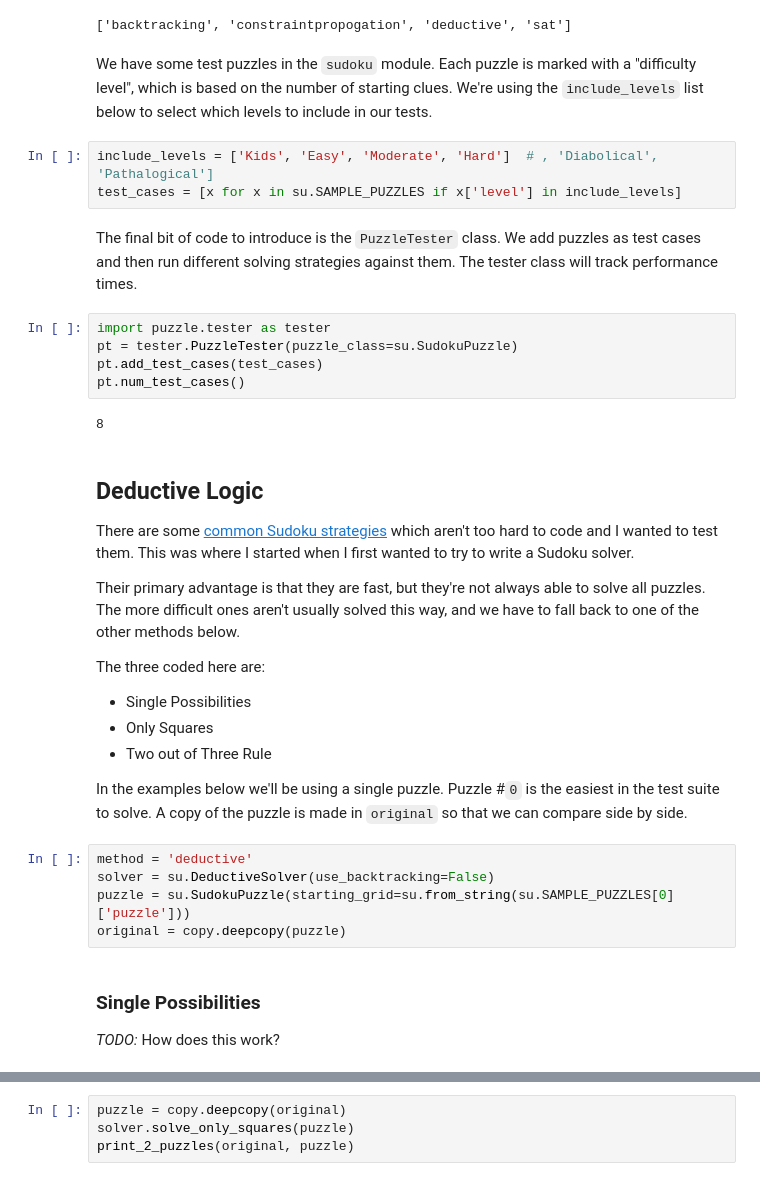
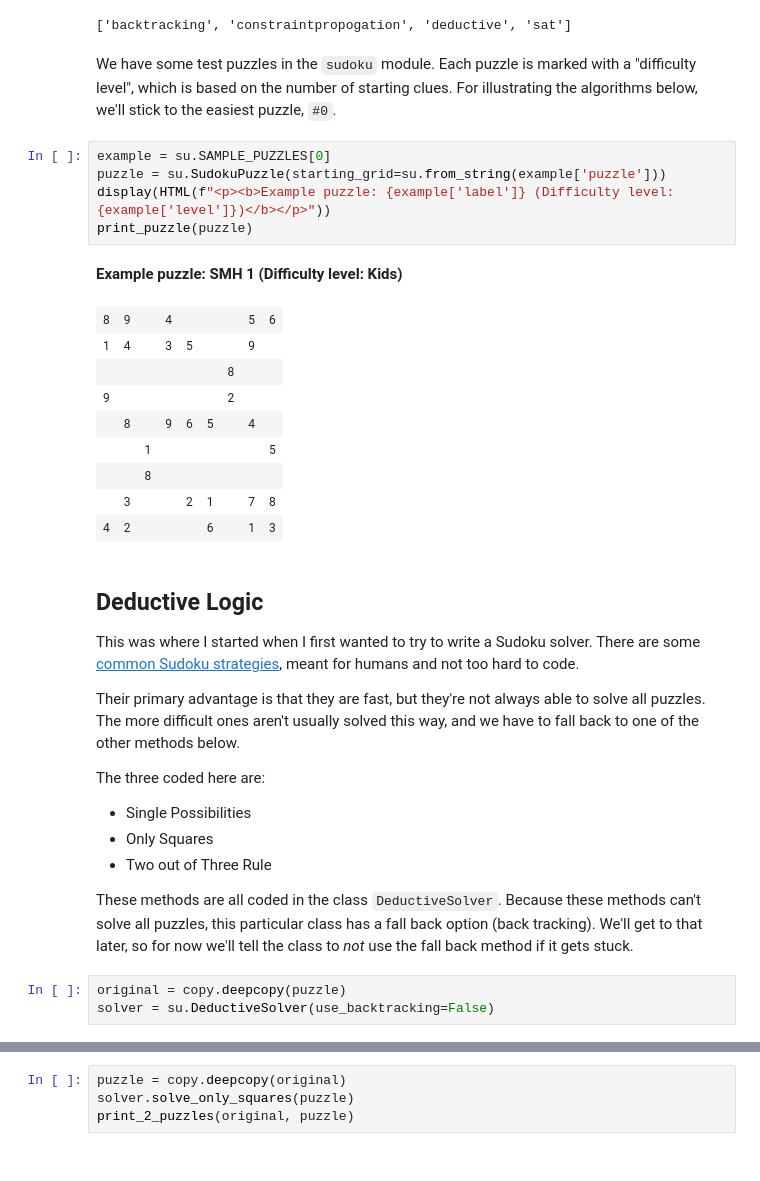
Before and after one commit to hissohathair/puzzle-solvers, a Jupyter notebook: Sudoku.ipynb, the cells around one changed output, grey strips where cells are left out. Drawn from its saved outputs; the diff is of its cells as text.

```diff
--- a/Sudoku.ipynb
+++ b/Sudoku.ipynb
@@ -81,23 +139,27 @@ These are the strategies implemented in the `*Solver` classes:
 # %% [output]
 ['backtracking', 'constraintpropogation', 'deductive', 'sat']
 # %% [markdown]
-We have some test puzzles in the `sudoku` module. Each puzzle is marked with a "difficulty level", which is based on the number of starting clues. We're using the `include_levels` list below to select which levels to include in our tests.
+We have some test puzzles in the `sudoku` module. Each puzzle is marked with a "difficulty level", which is based on the number of starting clues. For illustrating the algorithms below, we'll stick to the easiest puzzle, `#0`.
-# %%
-include_levels = ['Kids', 'Easy', 'Moderate', 'Hard']  # , 'Diabolical', 'Pathalogical']
-test_cases = [x for x in su.SAMPLE_PUZZLES if x['level'] in include_levels]
-# %% [markdown]
-The final bit of code to introduce is the `PuzzleTester` class. We add puzzles as test cases and then run different solving strategies against them. The tester class will track performance times.
-# %%
-import puzzle.tester as tester
-pt = tester.PuzzleTester(puzzle_class=su.SudokuPuzzle)
-pt.add_test_cases(test_cases)
-pt.num_test_cases()
-# %% [output]
-8
+# %%
+example = su.SAMPLE_PUZZLES[0]
+puzzle = su.SudokuPuzzle(starting_grid=su.from_string(example['puzzle']))
+display(HTML(f"<p><b>Example puzzle: {example['label']} (Difficulty level: {example['level']})</b></p>"))
+print_puzzle(puzzle)
+# %% [output]
+Example puzzle: SMH 1 (Difficulty level: Kids)
+| 8 | 9 |  | 4 |  |  |  | 5 | 6 |
+| 1 | 4 |  | 3 | 5 |  |  | 9 |  |
+|  |  |  |  |  |  | 8 |  |  |
+| 9 |  |  |  |  |  | 2 |  |  |
+|  | 8 |  | 9 | 6 | 5 |  | 4 |  |
+|  |  | 1 |  |  |  |  |  | 5 |
+|  |  | 8 |  |  |  |  |  |  |
+|  | 3 |  |  | 2 | 1 |  | 7 | 8 |
+| 4 | 2 |  |  |  | 6 |  | 1 | 3 |
 # %% [markdown]
 ## Deductive Logic
 
-There are some [common Sudoku strategies](https://www.sudokudragon.com/sudokustrategy.htm) which aren't too hard to code and I wanted to test them. This was where I started when I first wanted to try to write a Sudoku solver.
+This was where I started when I first wanted to try to write a Sudoku solver. There are some [common Sudoku strategies](https://www.sudokudragon.com/sudokustrategy.htm), meant for humans and not too hard to code.
 
 Their primary advantage is that they are fast, but they're not always able to solve all puzzles. The more difficult ones aren't usually solved this way, and we have to fall back to one of the other methods below.
 
@@ -107,13 +169,7 @@ The three coded here are:
 - Only Squares
 - Two out of Three Rule
 
-In the examples below we'll be using a single puzzle. Puzzle #`0` is the easiest in the test suite to solve. A copy of the puzzle is made in `original` so that we can compare side by side.
+These methods are all coded in the class `DeductiveSolver`. Because these methods can't solve all puzzles, this particular class has a fall back option (back tracking). We'll get to that later, so for now we'll tell the class to *not* use the fall back method if it gets stuck.
-# %%
-method = 'deductive'
-solver = su.DeductiveSolver(use_backtracking=False)
-puzzle = su.SudokuPuzzle(starting_grid=su.from_string(su.SAMPLE_PUZZLES[0]['puzzle']))
-original = copy.deepcopy(puzzle)
-# %% [markdown]
-### Single Possibilities
-
-*TODO:* How does this work?
+# %%
+original = copy.deepcopy(puzzle)
+solver = su.DeductiveSolver(use_backtracking=False)
```
Also changed, not shown: parts of 107 cells of this notebook, 7 other files.
